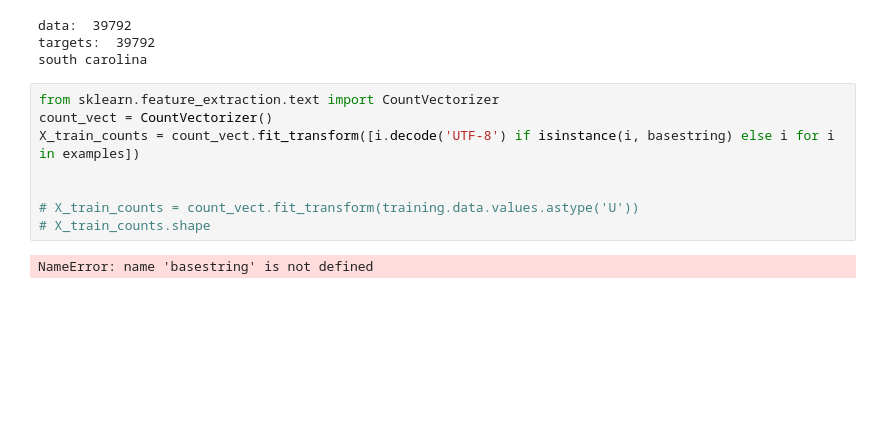
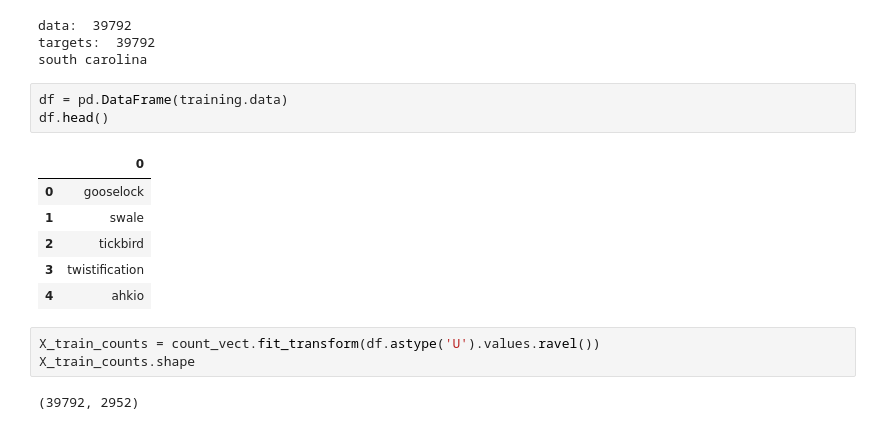
Before and after one commit to dabao12321/geolang, a Jupyter notebook: src/classification.ipynb, the cells around one changed output. Cells and saved outputs as stored; diff of their text form; blank space fills up the shorter version.

Commit message:
fixed count_vect fit transform for python3

```diff
--- a/src/classification.ipynb
+++ b/src/classification.ipynb
@@ -41,16 +42,21 @@ print(training.target_names[training.target[39791]])
 data:  39792
 targets:  39792
 south carolina
-# %%
-from sklearn.feature_extraction.text import CountVectorizer
-count_vect = CountVectorizer()
-X_train_counts = count_vect.fit_transform([i.decode('UTF-8') if isinstance(i, basestring) else i for i in examples])
-
-
-# X_train_counts = count_vect.fit_transform(training.data.values.astype('U'))
-# X_train_counts.shape
-# %% [output]
-NameError: name 'basestring' is not defined
+# %%
+df = pd.DataFrame(training.data)
+df.head()
+# %% [output]
+|  | 0 |
+| 0 | gooselock |
+| 1 | swale |
+| 2 | tickbird |
+| 3 | twistification |
+| 4 | ahkio |
+# %%
+X_train_counts = count_vect.fit_transform(df.astype('U').values.ravel())
+X_train_counts.shape
+# %% [output]
+(39792, 2952)
 # %%
 from sklearn.feature_extraction.text import TfidfTransformer
 tf_transformer = TfidfTransformer(use_idf=False).fit(X_train_counts)
```
Also changed, not shown: parts of 2 cells of this notebook, 1 other file.
